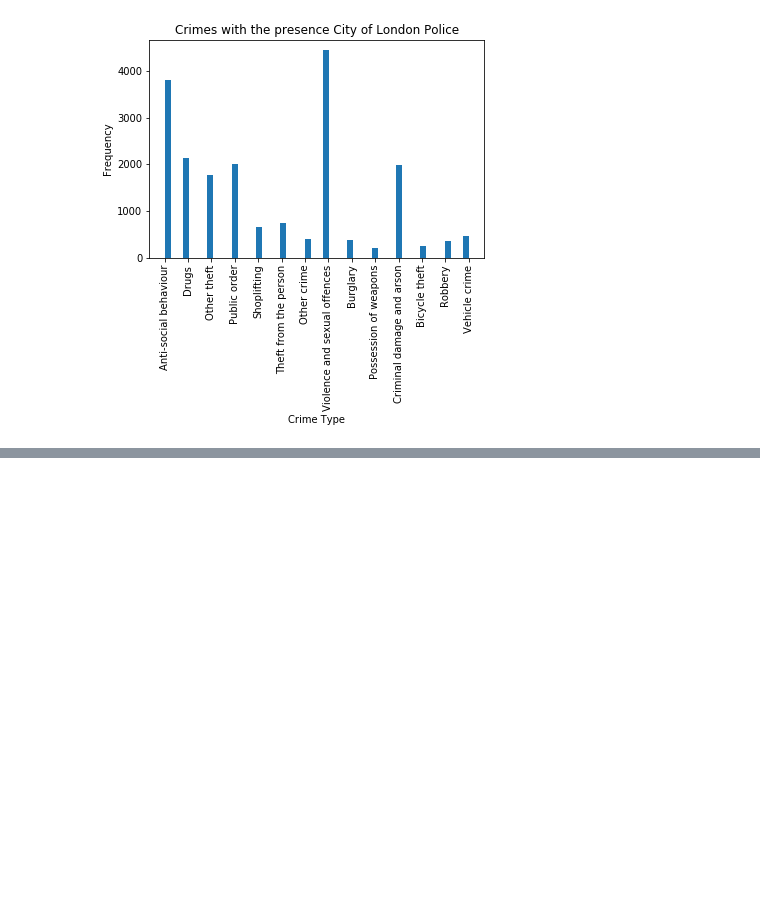
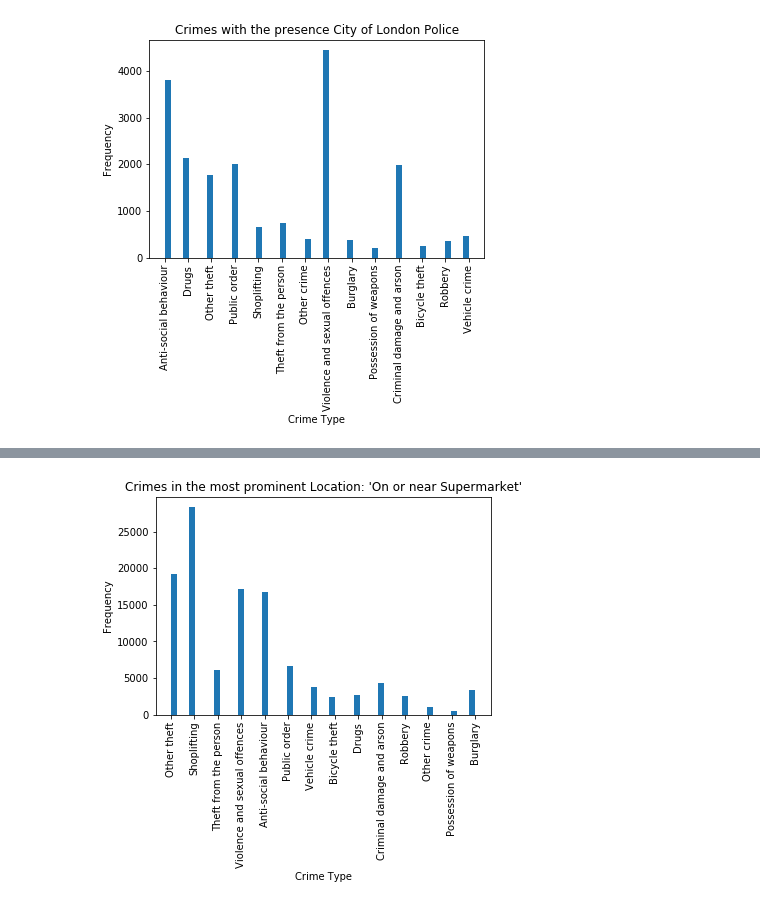
Before and after one commit to ToluAkin/improved-octo-dollop, a Jupyter notebook: capstone.ipynb, the cells around one changed output, grey strips where cells are left out. Cells and saved outputs as stored; diff of their text form; code cells hidden in the pictures; blank space fills up the shorter version.

Commit message:
most prominent done

```diff
--- a/capstone.ipynb
+++ b/capstone.ipynb
@@ -352,3 +372,6 @@ plt.xticks(rotation='vertical')
 plt.show()
 # %% [output]
 [figure]
+# %%
+mostCriminality = street[street['Location'] == 'On or near Supermarket']
+mostCriminality.head()
@@ -354,0 +385,10 @@ plt.show()
+# %%
+x = mostCriminality['Crime type'].tolist()
+plt.hist(x, bins=50)
+plt.ylabel("Frequency")
+plt.xlabel("Crime Type")
+plt.title("Crimes in the most prominent Location: 'On or near Supermarket'")
+plt.xticks(rotation='vertical')
+plt.show()
+# %% [output]
+[figure, added]
```
Also changed, not shown: parts of 2 cells of this notebook.
